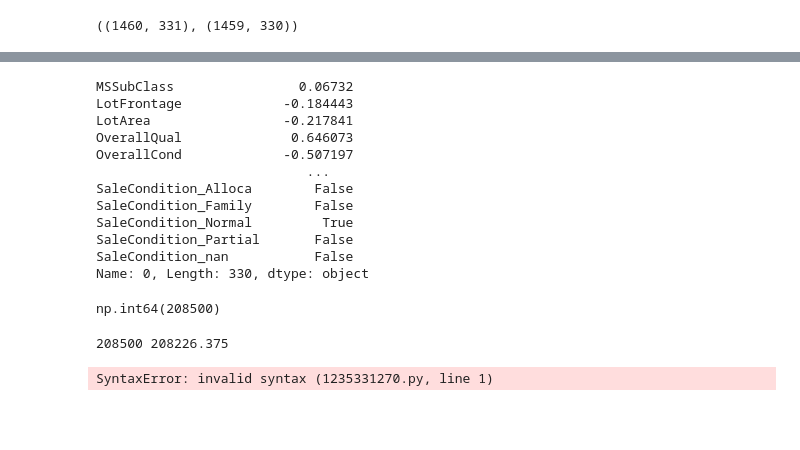
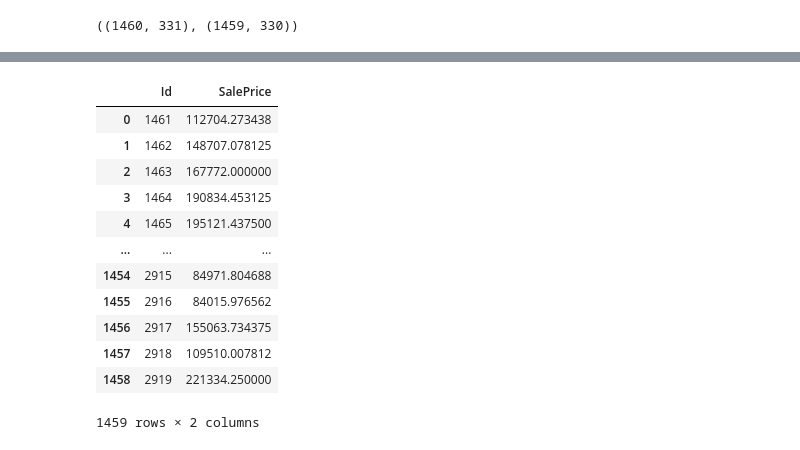
Before and after one commit to leoAshu/ai-foundations, a Jupyter notebook: d2l/02_linear_nn/03_house_prices_prediction_kaggle.ipynb, the cells around one changed output, grey strips where cells are left out. Drawn from its saved outputs; the diff is of its cells as text; code cells hidden in the pictures; blank space fills up the shorter version.

```diff
--- a/d2l/02_linear_nn/03_house_prices_prediction_kaggle.ipynb
+++ b/d2l/02_linear_nn/03_house_prices_prediction_kaggle.ipynb
@@ -98,39 +112,3 @@ Epoch 200/200 | train_loss: 662039375.254794
-# %%
-x, y = data.train.iloc[0, :-1].copy(), data.train.iloc[0, -1].copy()
-x
-# %% [output]
-MSSubClass                0.06732
-LotFrontage             -0.184443
-LotArea                 -0.217841
-OverallQual              0.646073
-OverallCond             -0.507197
-                           ...
-SaleCondition_Alloca        False
-SaleCondition_Family        False
-SaleCondition_Normal         True
-SaleCondition_Partial       False
-SaleCondition_nan           False
-Name: 0, Length: 330, dtype: object
-# %%
-y
-# %% [output]
-np.int64(208500)
-# %%
-with torch.no_grad():
-    y_hat = model(torch.tensor(x.values.astype(float), dtype=torch.float32))
-
-    print(y, y_hat.item())
-# %% [output]
-208500 208226.375
-# %%
-for
-# %% [output]
-SyntaxError: invalid syntax (1235331270.py, line 1)
 # %%
 with torch.no_grad():
-    preds = []
-
-    for _, row in data.val.iterrows():
-        x = torch.tensor(row.to_numpy(dtype="float32"))
-        pred = model(x)
-        preds.append(pred.item())
+    preds = torch.exp(model(torch.tensor(data.val.values.astype(float), dtype=torch.float32))).squeeze(1)
@@ -139,8 +115,22 @@ preds[0]
 # %%
 submission_df = pd.DataFrame({
     'Id': data.raw_val.Id,
-    'SalePrice': preds
+    'SalePrice': preds.detach().numpy()
 })
 
 display(submission_df)
+# %% [output]
+|  | Id | SalePrice |
+| 0 | 1461 | 112704.273438 |
+| 1 | 1462 | 148707.078125 |
+| 2 | 1463 | 167772.000000 |
+| 3 | 1464 | 190834.453125 |
+| 4 | 1465 | 195121.437500 |
+| ... | ... | ... |
+| 1454 | 2915 | 84971.804688 |
+| 1455 | 2916 | 84015.976562 |
+| 1456 | 2917 | 155063.734375 |
+| 1457 | 2918 | 109510.007812 |
+| 1458 | 2919 | 221334.250000 |
+1459 rows × 2 columns
 # %%
```
Also changed, not shown: parts of 6 cells of this notebook, 1 other file.
